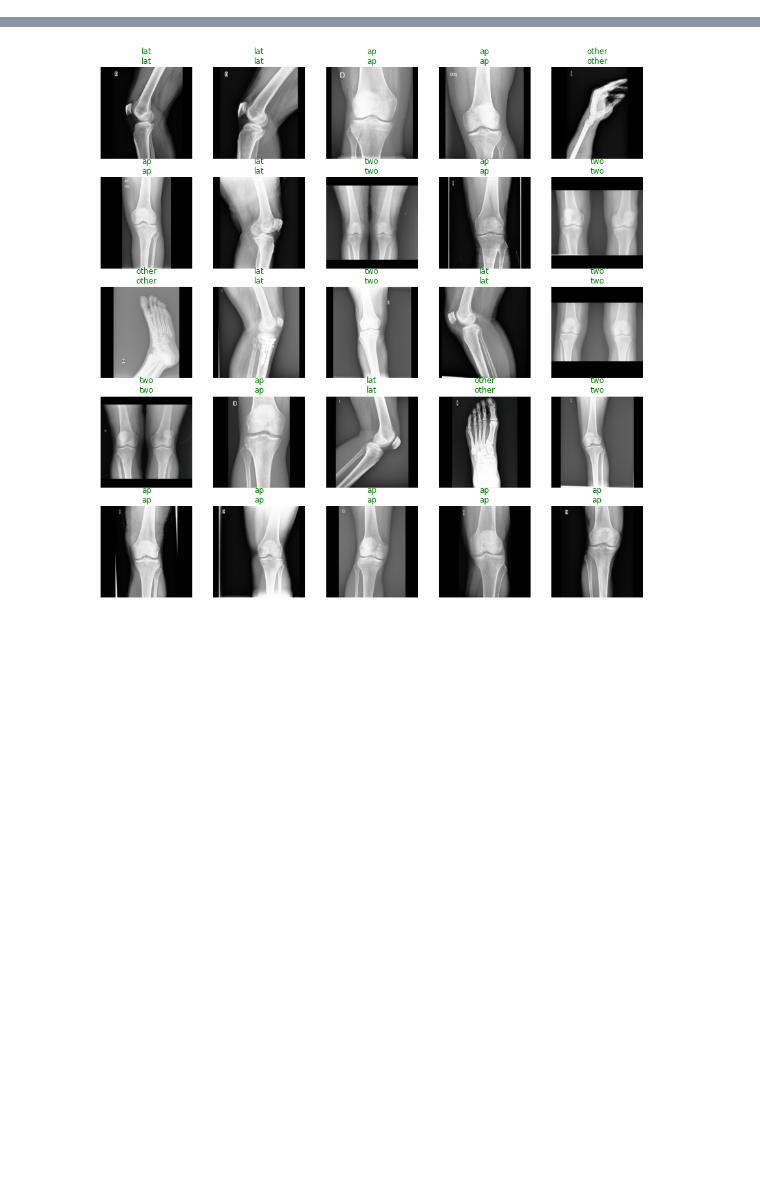
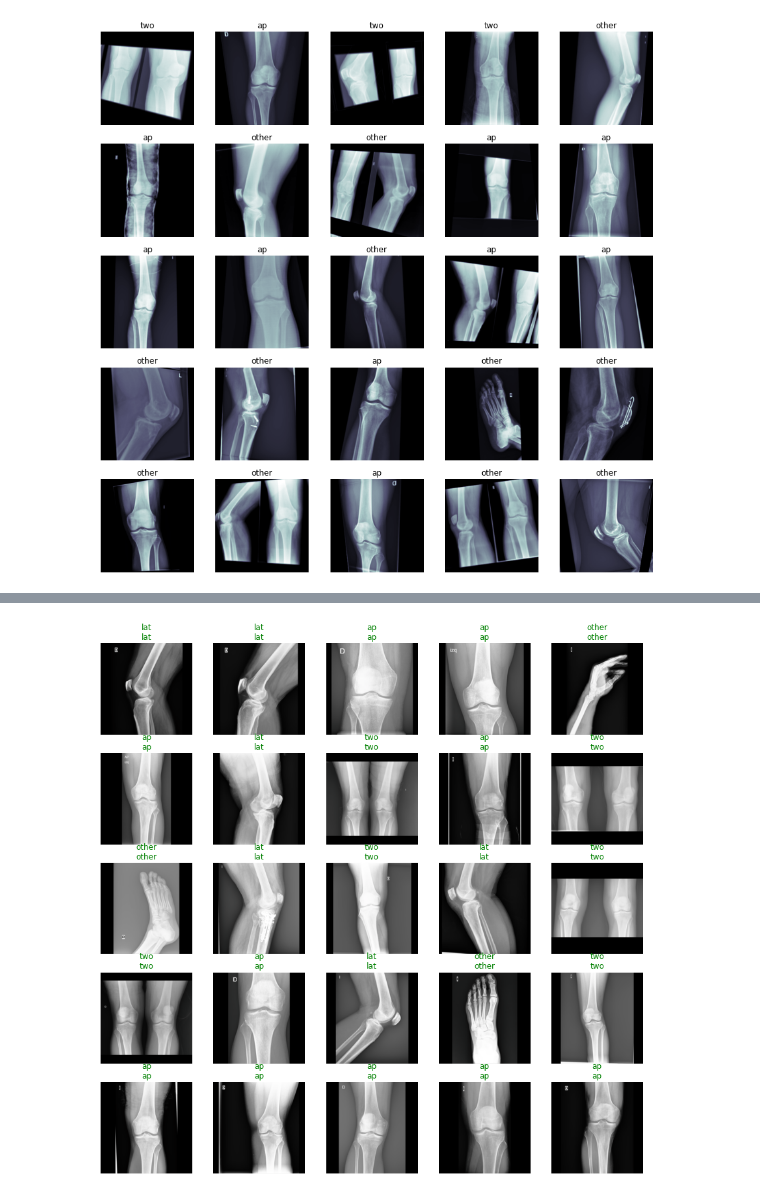
Before and after one commit to lluissalord/radiology_ai, a Jupyter notebook: 1_classify_OOS_images.ipynb, the cells around one changed output, grey strips where cells are left out. Saved outputs shown, nothing was run; the diff lists cells and outputs as text; code cells hidden in the pictures; blank space fills up the shorter version.

Commit message:
Fix several bugs, refactoring for training and preprocessing eficiency

```diff
--- a/1_classify_OOS_images.ipynb
+++ b/1_classify_OOS_images.ipynb
@@ -33,5 +33,6 @@ from preprocessing import DCMPreprocessDataset, HistScaled, init_bins
 # %%
 TRAIN_RESIZE = 256
+BATCH_SIZE = 32
 
 N_TRAIN = None
 N_SAMPLES_BIN = 50 # None
@@ -87,10 +84,21 @@ all_fnames = {}
 
 for label, check_DICOM_dict in all_check_DICOM_dict.items():
     match_df = df_check_DICOM(metadata_df, check_DICOM_dict)
-    all_fnames[label] = list(match_df.fname)
+    all_fnames[label] = L(list(match_df.fname))
 
+# Set as raw filenames all the ones in the metadata DataFrame
 raw_fnames = L(list(metadata_df.fname))
 
+# Label the rest of images as other
+other_fnames = copy(raw_fnames)
+for label, fnames in all_fnames.items():
+    other_fnames = L(set(other_fnames) - set(fnames))
+
+# Filter on the filenames to not include undesired files
+other_fnames = filter_fnames(other_fnames, metadata_raw_path)
+all_fnames['other'] = L(other_fnames)
+
+# Select the corresponding part for training
 if N_TRAIN is None:
     fnames = raw_fnames
 else:
@@ -189,3 +125,35 @@ dls.show_batch(max_n=25)
+# %%
+# Create DataFrame with the filenames and the corresponding label
+labels_concat = []
+for label, fnames in all_fnames.items():
+    label_df = pd.DataFrame(list(fnames), columns=['fname'])
+    label_df['Target'] = label
+    labels_concat.append(label_df)
+
+labels_df = pd.concat(labels_concat).set_index('fname', drop=False)
+# %%
+item_tfms = []
+
+item_tfms.append(
+  Resize(TRAIN_RESIZE, method=ResizeMethod.Pad, pad_mode=PadMode.Zeros)
+)
+
+# bins = init_bins(L([fname for labels,fnames in all_fnames.items() for fname in fnames]), n_samples=N_SAMPLES_BIN, isDCM=False)
+# item_tfms.append(
+#     HistScaled_all(bins=bins)
+# )
+
+dls = DataBlock(
+    blocks=(ImageBlock(PILImageBW), CategoryBlock),
+    get_x=ColReader('fname'),
+    get_y=ColReader('Target'),
+    splitter=RandomSplitter(0.2),
+    item_tfms=item_tfms,
+    batch_tfms=aug_transforms(),
+).dataloaders(labels_df, bs=BATCH_SIZE, num_workers=0, shuffle_train=True, drop_last=True)
+dls.show_batch(max_n=25, cmap=plt.cm.bone)
+# %% [output]
+[figure, added]
 # %%
 # Define the callbacks that will be used during training
 callback_fns = [
```
Also changed, not shown: parts of 16 cells of this notebook, 4 other files.
